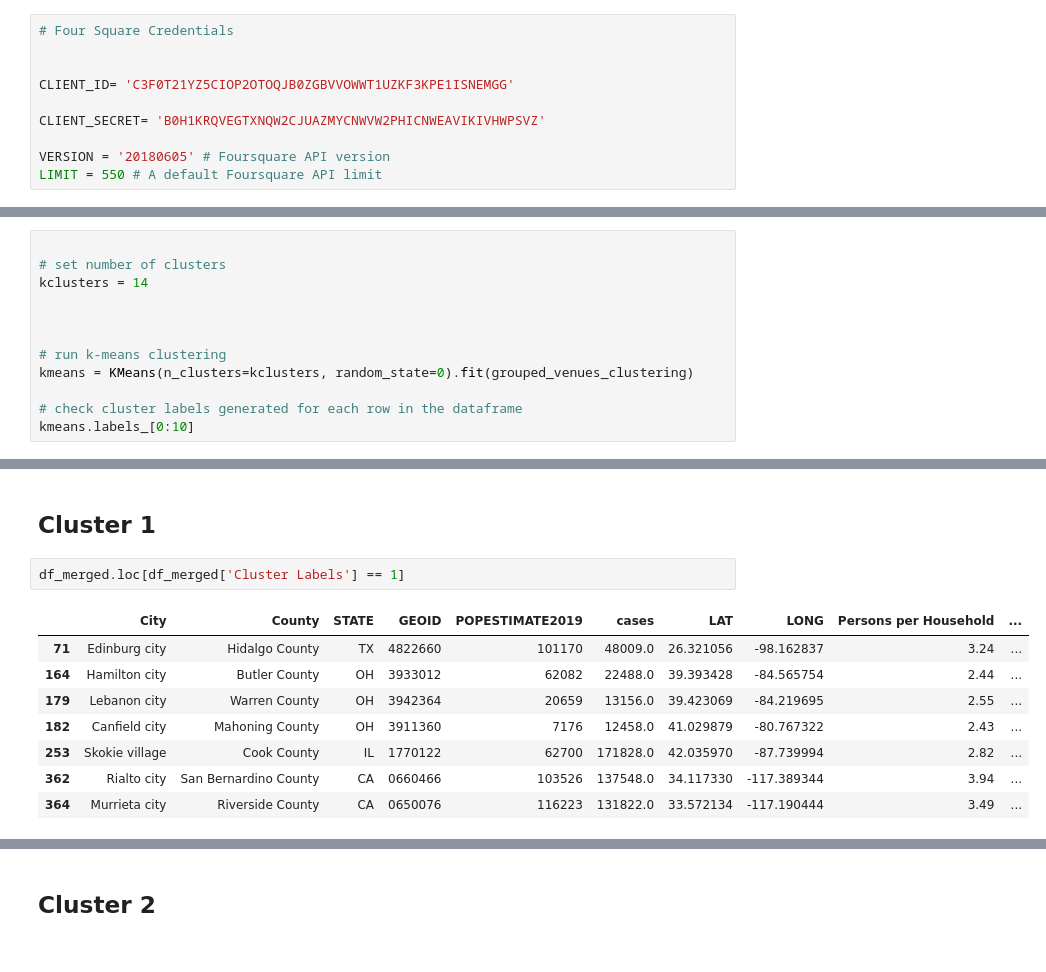
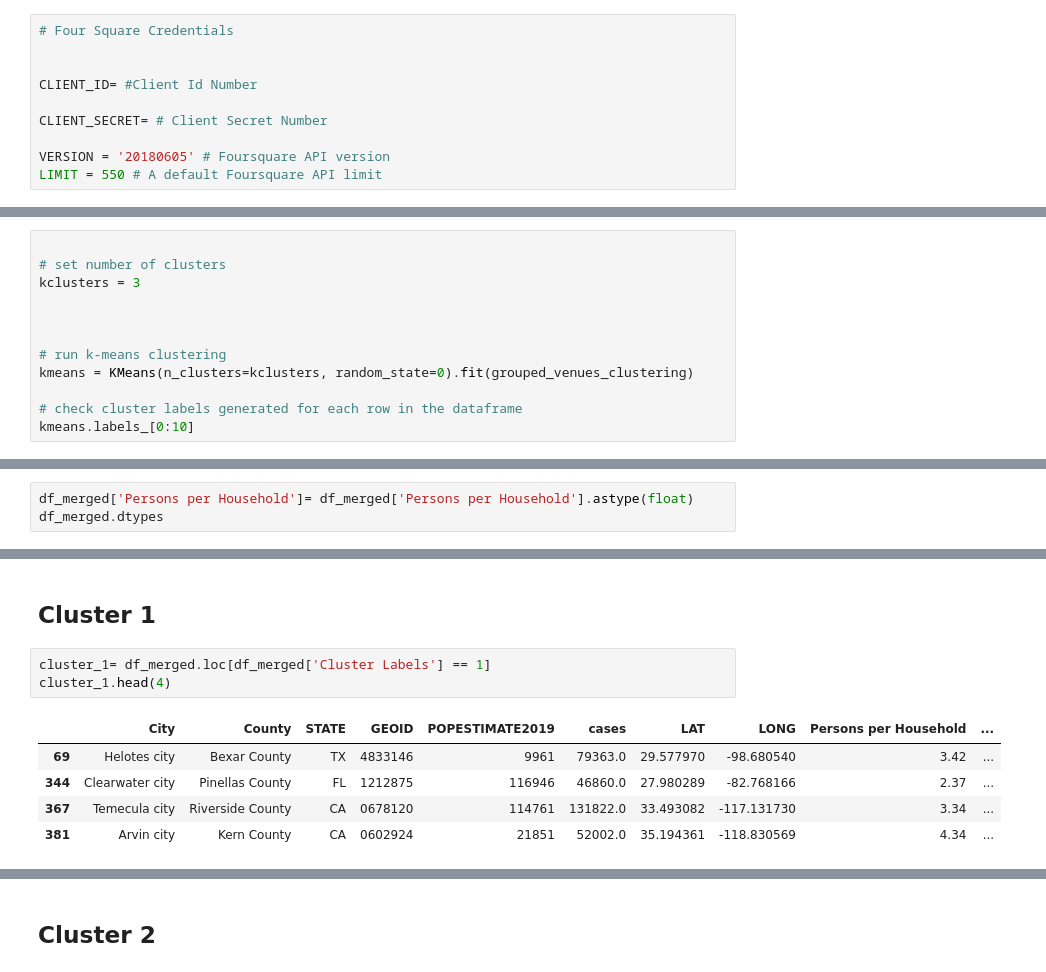
Before and after one commit to Marina-Y1/COVID-19-Spread-Rates-to-Large-Cities-Popular-Venues-Correlation-Study, a Jupyter notebook: US cities and counties/county_covid19_data.ipynb, the cells around one changed output, grey strips where cells are left out. Saved outputs shown, nothing was run; the diff lists cells and outputs as text.

```diff
--- a/US cities and counties/county_covid19_data.ipynb
+++ b/US cities and counties/county_covid19_data.ipynb
@@ -351,9 +349,9 @@ map_US
 # Four Square Credentials
 
 
-CLIENT_ID= 'C3F0T21YZ5CIOP2OTOQJB0ZGBVVOWWT1UZKF3KPE1ISNEMGG'
+CLIENT_ID= #Client Id Number
 
-CLIENT_SECRET= 'B0H1KRQVEGTXNQW2CJUAZMYCNWVW2PHICNWEAVIKIVHWPSVZ'
+CLIENT_SECRET= # Client Secret Number
 
 VERSION = '20180605' # Foursquare API version
 LIMIT = 550 # A default Foursquare API limit
@@ -621,7 +637,7 @@ plt.show()
 # %%
 
 # set number of clusters
-kclusters = 14
+kclusters = 3
 
 
 
@@ -740 +728,4 @@ df_merged['Cluster Labels'].value_counts()
 Name: Cluster Labels, dtype: int64
+# %%
+df_merged['Persons per Household']= df_merged['Persons per Household'].astype(float)
+df_merged.dtypes
@@ -756,13 +787,11 @@ df_merged.loc[df_merged['Cluster Labels'] == 0]
 # %% [markdown]
 ## Cluster 1
 # %%
-df_merged.loc[df_merged['Cluster Labels'] == 1]
+cluster_1= df_merged.loc[df_merged['Cluster Labels'] == 1]
+cluster_1.head(4)
 # %% [output]
 |  | City | County | STATE | GEOID | POPESTIMATE2019 | cases | LAT | LONG | Persons per Household | ... |
-| 71 | Edinburg city | Hidalgo County | TX | 4822660 | 101170 | 48009.0 | 26.321056 | -98.162837 | 3.24 | ... |
-| 164 | Hamilton city | Butler County | OH | 3933012 | 62082 | 22488.0 | 39.393428 | -84.565754 | 2.44 | ... |
-| 179 | Lebanon city | Warren County | OH | 3942364 | 20659 | 13156.0 | 39.423069 | -84.219695 | 2.55 | ... |
-| 182 | Canfield city | Mahoning County | OH | 3911360 | 7176 | 12458.0 | 41.029879 | -80.767322 | 2.43 | ... |
-| 253 | Skokie village | Cook County | IL | 1770122 | 62700 | 171828.0 | 42.035970 | -87.739994 | 2.82 | ... |
-| 362 | Rialto city | San Bernardino County | CA | 0660466 | 103526 | 137548.0 | 34.117330 | -117.389344 | 3.94 | ... |
-| 364 | Murrieta city | Riverside County | CA | 0650076 | 116223 | 131822.0 | 33.572134 | -117.190444 | 3.49 | ... |
+| 69 | Helotes city | Bexar County | TX | 4833146 | 9961 | 79363.0 | 29.577970 | -98.680540 | 3.42 | ... |
+| 344 | Clearwater city | Pinellas County | FL | 1212875 | 116946 | 46860.0 | 27.980289 | -82.768166 | 2.37 | ... |
+| 367 | Temecula city | Riverside County | CA | 0678120 | 114761 | 131822.0 | 33.493082 | -117.131730 | 3.34 | ... |
+| 381 | Arvin city | Kern County | CA | 0602924 | 21851 | 52002.0 | 35.194361 | -118.830569 | 4.34 | ... |
```
Also changed, not shown: parts of 58 cells of this notebook.
